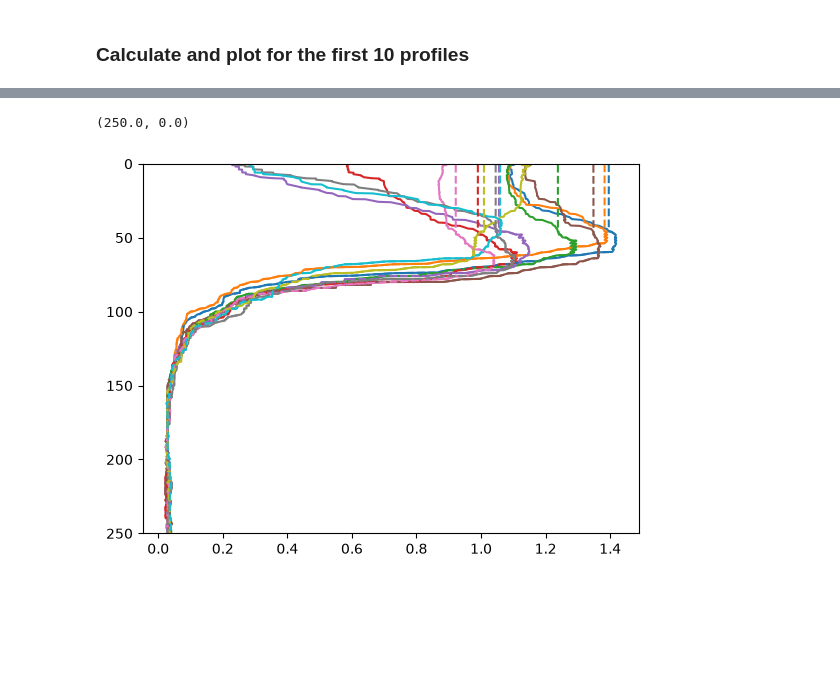
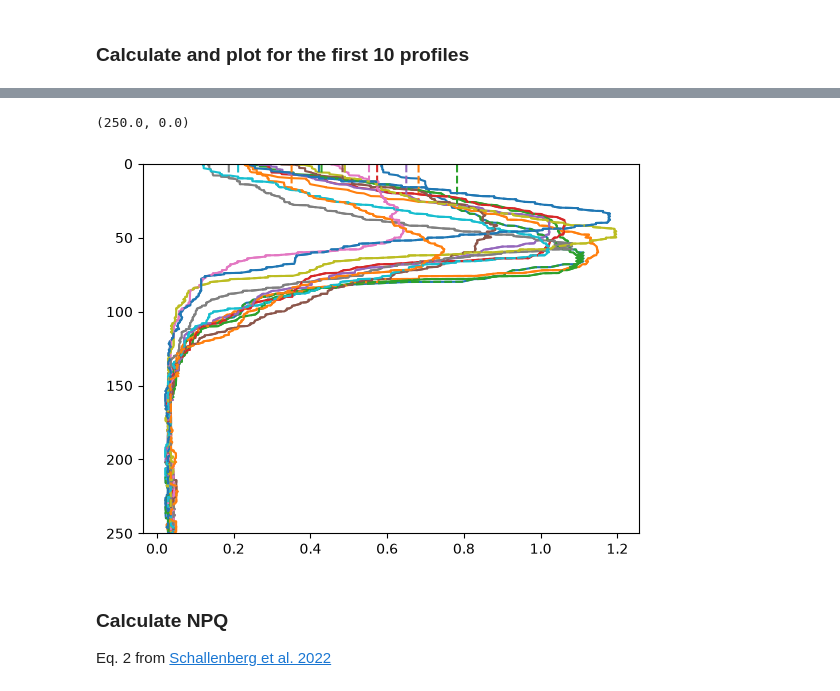
Before and after one commit to go-bgc/team-iron-stress, a Jupyter notebook: NPQ_fit.ipynb, the cells around one changed output, grey strips where cells are left out. Cells and saved outputs as stored; diff of their text form; code cells hidden in the pictures; blank space fills up the shorter version.

```diff
--- a/NPQ_fit.ipynb
+++ b/NPQ_fit.ipynb
@@ -14,7 +16,11 @@ from scripts.npqc import calculate_NPQ_fluo
 # %%
-ds_fl = xr.open_dataset('data/2903884_Sprof.nc')
+ds = xr.open_dataset('data/2903884_Sprof.nc')
 # %% [markdown]
 ### Calculate and plot for the first 10 profiles
+# %%
+ds = par15(ds).rename({'par_15_pressure': 'par_depth'})
+ds = mld_calc(ds)
 # %%
-ds = ds_fl.isel(N_PROF=slice(10))
+ds = ds#.isel(N_PROF=slice(30))
+ds = ds.dropna(dim='N_PROF', subset=['par_depth', 'ml_depth'])
 ds = calculate_NPQ_fluo(ds)
@@ -41,13 +47,16 @@ Data variables: (12/130)
 # %%
 fig, ax = plt.subplots()
-plt.plot(fl_smooth.T, ds['PRES_ADJUSTED'].T, '-')
-plt.plot(fl_npq.T, ds['PRES_ADJUSTED'].T, '--')
+plt.plot(ds['fluo_smooth'].T, ds['PRES_ADJUSTED'].T, '-')
+plt.plot(ds['fluo_npqc'].T, ds['PRES_ADJUSTED'].T, '--')
 # match line colors
 h1 = ax.get_children()
-for hh in range(11, 20):
-    h1[hh].set_color(h1[hh-10].get_color())
+for hh in range(13, 24):
+    h1[hh].set_color(h1[hh-12].get_color())
 ax.set_ylim([250, 0])
 # %% [output]
 (250.0, 0.0)
-[figure, old version]
+[figure, new version]
+# %% [markdown]
+### Calculate NPQ
+Eq. 2 from [Schallenberg et al. 2022](https://doi.org/10.1029/2021GL097616)
 # %%
```
Also changed, not shown: parts of 5 cells of this notebook, 2 other files.
